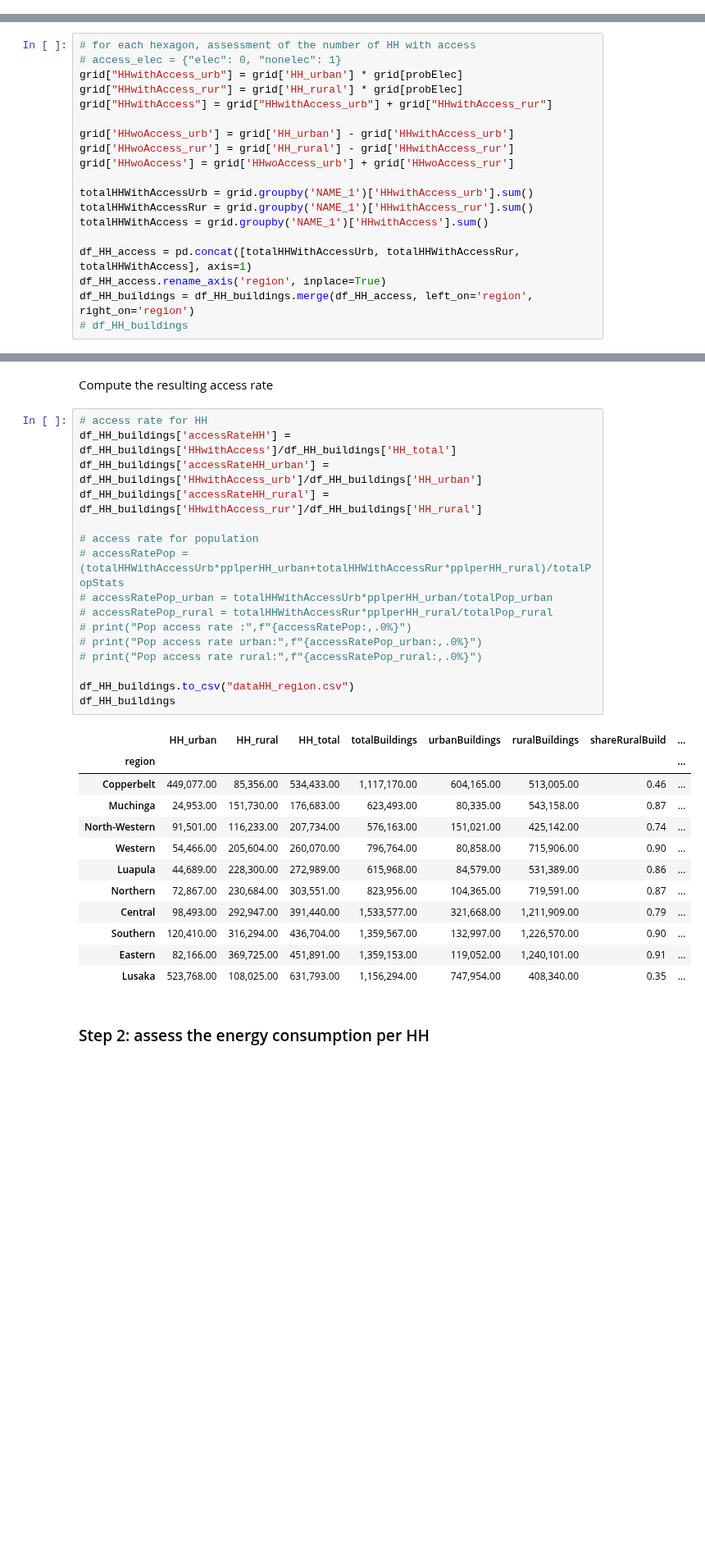
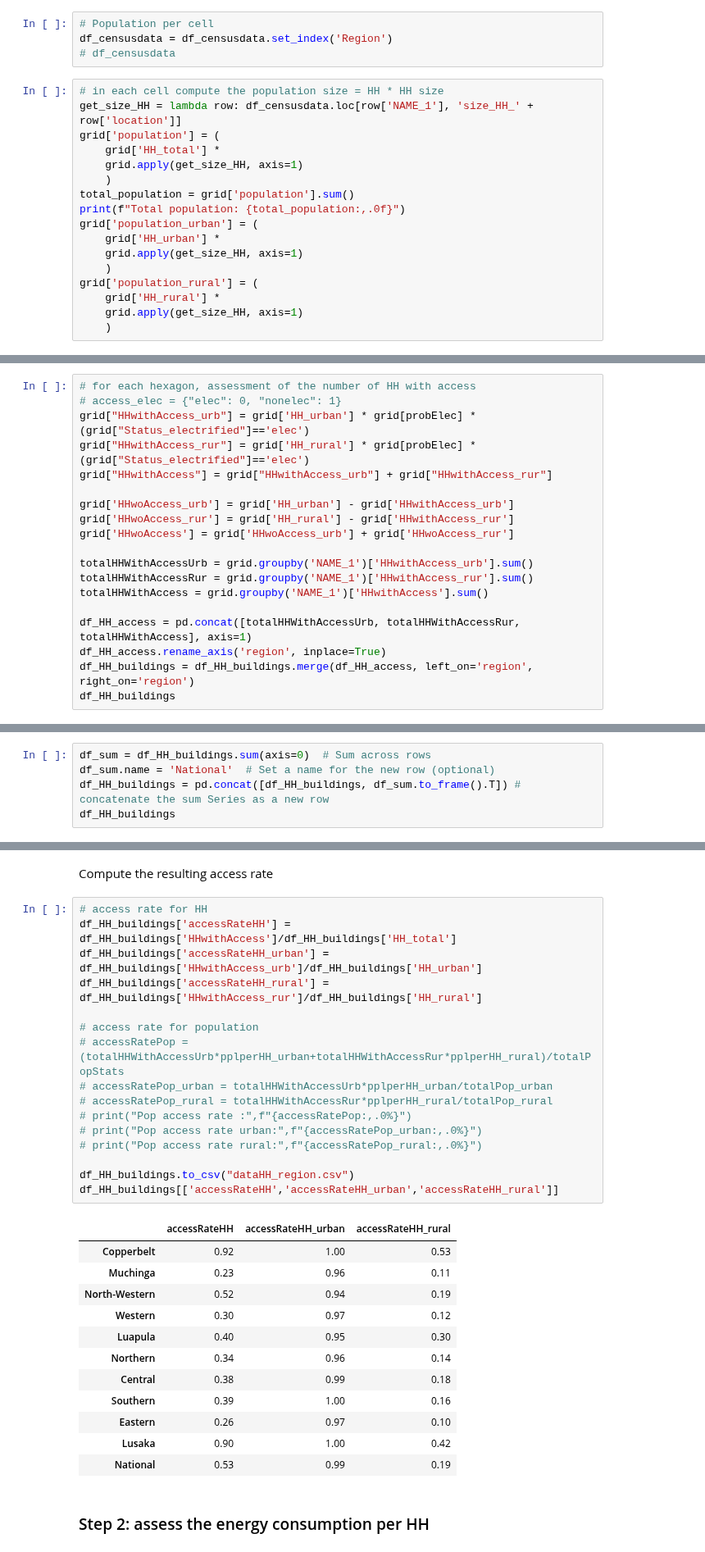
Before and after one commit to ariane-millot/EDeMOS, a Jupyter notebook: Residential/BuildingDemandMethod1_Simplified.ipynb, the cells around one changed output, grey strips where cells are left out. Shown at 82% size. Cells and saved outputs as stored; diff of their text form; blank space fills up the shorter version.

```diff
--- a/Residential/BuildingDemandMethod1_Simplified.ipynb
+++ b/Residential/BuildingDemandMethod1_Simplified.ipynb
@@ -414,3 +413,24 @@ grid['res_Bui'] = grid['res_urbanBui'] + grid['res_ruralBui']
 grid['HH_urban'] = grid['res_urbanBui'] * nbOfHHperResBuilding['urban']
 grid['HH_rural'] = grid['res_ruralBui'] * nbOfHHperResBuilding['rural']
 grid['HH_total'] = grid['HH_rural'] + grid['HH_urban']
+# %%
+# Population per cell
+df_censusdata = df_censusdata.set_index('Region')
+# df_censusdata
+# %%
+# in each cell compute the population size = HH * HH size
+get_size_HH = lambda row: df_censusdata.loc[row['NAME_1'], 'size_HH_' + row['location']]
+grid['population'] = (
+    grid['HH_total'] *
+    grid.apply(get_size_HH, axis=1)
+    )
+total_population = grid['population'].sum()
+print(f"Total population: {total_population:,.0f}")
+grid['population_urban'] = (
+    grid['HH_urban'] *
+    grid.apply(get_size_HH, axis=1)
+    )
+grid['population_rural'] = (
+    grid['HH_rural'] *
+    grid.apply(get_size_HH, axis=1)
+    )
@@ -419,8 +441,8 @@ Assess number of residential households per cell with access to electricity
 # %%
 # for each hexagon, assessment of the number of HH with access
 # access_elec = {"elec": 0, "nonelec": 1}
-grid["HHwithAccess_urb"] = grid['HH_urban'] * grid[probElec]
-grid["HHwithAccess_rur"] = grid['HH_rural'] * grid[probElec]
+grid["HHwithAccess_urb"] = grid['HH_urban'] * grid[probElec] * (grid["Status_electrified"]=='elec')
+grid["HHwithAccess_rur"] = grid['HH_rural'] * grid[probElec] * (grid["Status_electrified"]=='elec')
 grid["HHwithAccess"] = grid["HHwithAccess_urb"] + grid["HHwithAccess_rur"]
 
 grid['HHwoAccess_urb'] = grid['HH_urban'] - grid['HHwithAccess_urb']
@@ -434,4 +456,4 @@ totalHHWithAccess = grid.groupby('NAME_1')['HHwithAccess'].sum()
 df_HH_access = pd.concat([totalHHWithAccessUrb, totalHHWithAccessRur, totalHHWithAccess], axis=1)
 df_HH_access.rename_axis('region', inplace=True)
 df_HH_buildings = df_HH_buildings.merge(df_HH_access, left_on='region', right_on='region')
-# df_HH_buildings
+df_HH_buildings
@@ -437,0 +473,5 @@ df_HH_buildings = df_HH_buildings.merge(df_HH_access, left_on='region', right_on
+# %%
+df_sum = df_HH_buildings.sum(axis=0)  # Sum across rows
+df_sum.name = 'National'  # Set a name for the new row (optional)
+df_HH_buildings = pd.concat([df_HH_buildings, df_sum.to_frame().T]) # concatenate the sum Series as a new row
+df_HH_buildings
@@ -440,32 +493,32 @@ Compute the resulting access rate
 # %%
 # access rate for HH
 df_HH_buildings['accessRateHH'] = df_HH_buildings['HHwithAccess']/df_HH_buildings['HH_total']
 df_HH_buildings['accessRateHH_urban'] = df_HH_buildings['HHwithAccess_urb']/df_HH_buildings['HH_urban']
 df_HH_buildings['accessRateHH_rural'] = df_HH_buildings['HHwithAccess_rur']/df_HH_buildings['HH_rural']
 
 # access rate for population
 # accessRatePop = (totalHHWithAccessUrb*pplperHH_urban+totalHHWithAccessRur*pplperHH_rural)/totalPopStats
 # accessRatePop_urban = totalHHWithAccessUrb*pplperHH_urban/totalPop_urban
 # accessRatePop_rural = totalHHWithAccessRur*pplperHH_rural/totalPop_rural
 # print("Pop access rate :",f"{accessRatePop:,.0%}")
 # print("Pop access rate urban:",f"{accessRatePop_urban:,.0%}")
 # print("Pop access rate rural:",f"{accessRatePop_rural:,.0%}")
 
 df_HH_buildings.to_csv("dataHH_region.csv")
-df_HH_buildings
+df_HH_buildings[['accessRateHH','accessRateHH_urban','accessRateHH_rural']]
 # %% [output]
-|  | HH_urban | HH_rural | HH_total | totalBuildings | urbanBuildings | ruralBuildings | shareRuralBuild | ... |
-| region |  |  |  |  |  |  |  | ... |
-| Copperbelt | 449,077.00 | 85,356.00 | 534,433.00 | 1,117,170.00 | 604,165.00 | 513,005.00 | 0.46 | ... |
-| Muchinga | 24,953.00 | 151,730.00 | 176,683.00 | 623,493.00 | 80,335.00 | 543,158.00 | 0.87 | ... |
-| North-Western | 91,501.00 | 116,233.00 | 207,734.00 | 576,163.00 | 151,021.00 | 425,142.00 | 0.74 | ... |
-| Western | 54,466.00 | 205,604.00 | 260,070.00 | 796,764.00 | 80,858.00 | 715,906.00 | 0.90 | ... |
-| Luapula | 44,689.00 | 228,300.00 | 272,989.00 | 615,968.00 | 84,579.00 | 531,389.00 | 0.86 | ... |
-| Northern | 72,867.00 | 230,684.00 | 303,551.00 | 823,956.00 | 104,365.00 | 719,591.00 | 0.87 | ... |
-| Central | 98,493.00 | 292,947.00 | 391,440.00 | 1,533,577.00 | 321,668.00 | 1,211,909.00 | 0.79 | ... |
-| Southern | 120,410.00 | 316,294.00 | 436,704.00 | 1,359,567.00 | 132,997.00 | 1,226,570.00 | 0.90 | ... |
-| Eastern | 82,166.00 | 369,725.00 | 451,891.00 | 1,359,153.00 | 119,052.00 | 1,240,101.00 | 0.91 | ... |
-| Lusaka | 523,768.00 | 108,025.00 | 631,793.00 | 1,156,294.00 | 747,954.00 | 408,340.00 | 0.35 | ... |
+|  | accessRateHH | accessRateHH_urban | accessRateHH_rural |
+| Copperbelt | 0.92 | 1.00 | 0.53 |
+| Muchinga | 0.23 | 0.96 | 0.11 |
+| North-Western | 0.52 | 0.94 | 0.19 |
+| Western | 0.30 | 0.97 | 0.12 |
+| Luapula | 0.40 | 0.95 | 0.30 |
+| Northern | 0.34 | 0.96 | 0.14 |
+| Central | 0.38 | 0.99 | 0.18 |
+| Southern | 0.39 | 1.00 | 0.16 |
+| Eastern | 0.26 | 0.97 | 0.10 |
+| Lusaka | 0.90 | 1.00 | 0.42 |
+| National | 0.53 | 0.99 | 0.19 |
 # %% [markdown]
 ### Step 2: assess the energy consumption per HH
 # %% [markdown]
```
Also changed, not shown: parts of 47 cells of this notebook.
